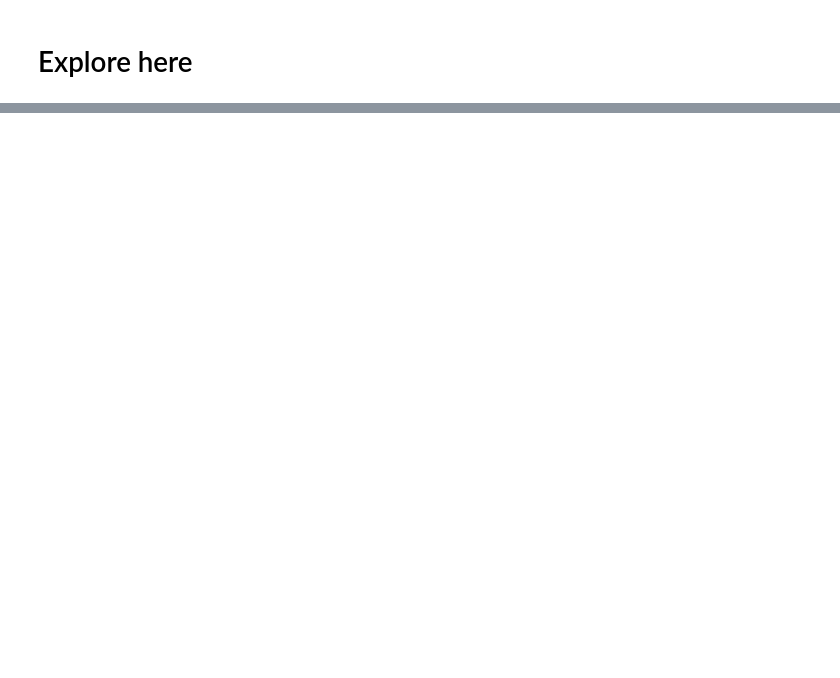
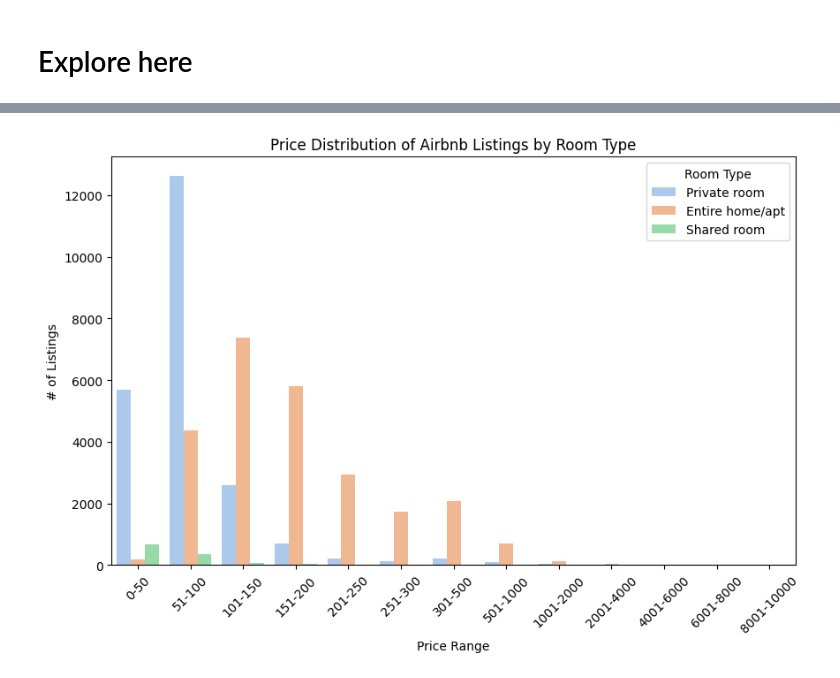
Before and after one commit to 4GeeksAcademy/Kransky85_machine-learning-python-template, a Jupyter notebook: src/explore.ipynb, the cells around one changed output, grey strips where cells are left out. Cells and saved outputs as stored; diff of their text form; code cells hidden in the pictures; blank space fills up the shorter version.

```diff
--- a/src/explore.ipynb
+++ b/src/explore.ipynb
@@ -48,0 +112,20 @@ NOTE: Solution: https://github.com/4GeeksAcademy/data-preprocessing-project-tuto
+# %%
+# Analysis of prices
+min_price = df['price'].min()
+max_price = df['price'].max()
+mean_price = df['price'].mean()
+print(f"The least expensive property is {min_price}, while the most expensive is {max_price}.  Finally, the average price within the data set is {mean_price}")
+
+# Replacing the 10 listings with a value of 0 for price with the median price ($152.72)
+df['price'] = df['price'].replace(0, mean_price)
+
+sns.boxplot(x=df['price'])
+
+# Looking into the ranges of prices
+bins = [0, 50, 100, 150, 200, 250, 300, 500, 1000, 2000, 4000, 6000, 8000, 10000]
+bin_labels = ['0-50', '51-100', '101-150', '151-200', '201-250', '251-300', '301-500', '501-1000', '1001-2000', '2001-4000', '4001-6000', '6001-8000', '8001-10000' ]
+df['price_range'] = pd.cut(df['price'], bins=bins, labels=bin_labels, right=False)
+value_counts = df['price_range'].value_counts().sort_index()
+plt.tight_layout()
+print()
+print(value_counts)
@@ -48,0 +171,26 @@ NOTE: Solution: https://github.com/4GeeksAcademy/data-preprocessing-project-tuto
+# %%
+# Now let us separate the distinct categorical types of rentals and their data; shared room, private room, or the entire apartment.
+df['room_type_encoded'], unique_room_types = pd.factorize(df['room_type'])
+
+bins = [0, 50, 100, 150, 200, 250, 300, 500, 1000, 2000, 4000, 6000, 8000, 10000]
+bin_labels = ['0-50', '51-100', '101-150', '151-200', '201-250', '251-300', '301-500', '501-1000', '1001-2000', '2001-4000', '4001-6000', '6001-8000', '8001-10000' ]
+
+df['price_range'] = pd.cut(df['price'], bins=bins, labels=bin_labels)
+
+# Filter for 'Private room' and 'Entire home/apt' only
+filtered_df = df[df['room_type'].isin(['Shared Room', 'Private Room', 'Entire Home/Apt'])]
+
+
+# Create a count plot
+plt.figure(figsize=(10, 6))
+sns.countplot(data=df, x='price_range', hue='room_type_encoded', palette='pastel')
+
+plt.legend(title='Room Type', labels=unique_room_types)
+plt.xticks(rotation=45)
+plt.title('Price Distribution of Airbnb Listings by Room Type')
+plt.xlabel('Price Range')
+plt.ylabel('# of Listings')
+
+plt.show()
+# %% [output]
+[figure, added]
```
Also changed, not shown: parts of 15 cells of this notebook.
